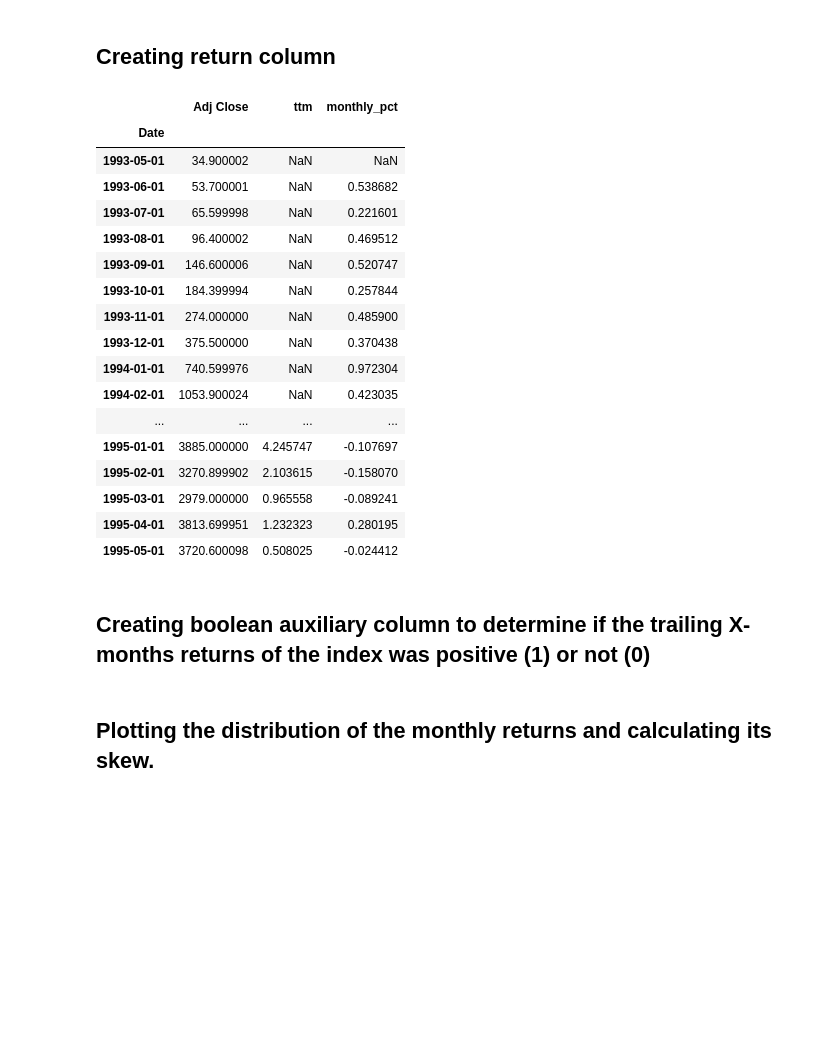
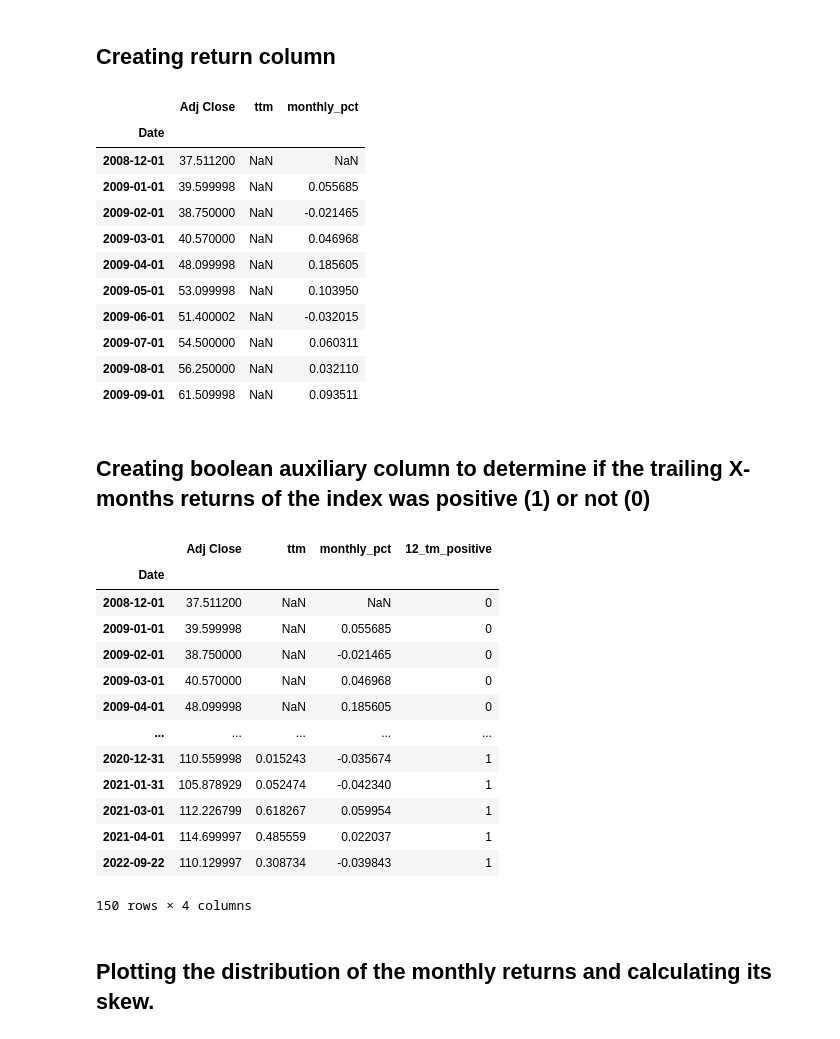
Before and after one commit to rpacco/momentum_studies, a Jupyter notebook: momentum.ipynb, the cells around one changed output. Cells and saved outputs as stored; diff of their text form; code cells hidden in the pictures; blank space fills up the shorter version.

```diff
--- a/momentum.ipynb
+++ b/momentum.ipynb
@@ -25,0 +24,2 @@ df = yf.download("^BVSP", interval="1mo")
+# %%
+df = yf.download("BOVA11.SA", interval="1mo")
@@ -30,32 +32,27 @@ df.drop(columns=["Open", "High", "Low", "Close", "Volume"], inplace=True)
 # %% [markdown]
 ## Defining trailling month positive return criteria
 # %%
-df["ttm"] = df["Adj Close"].pct_change(periods=12)
+trailing_months = 12
+df["ttm"] = df["Adj Close"].pct_change(periods=trailing_months)
 # %% [markdown]
 ## Creating return column
 # %%
 df["monthly_pct"] = df["Adj Close"].pct_change()
 # %%
-df.head(25)
+df.head(10)
 # %% [output]
 |  | Adj Close | ttm | monthly_pct |
 | Date |  |  |  |
-| 1993-05-01 | 34.900002 | NaN | NaN |
-| 1993-06-01 | 53.700001 | NaN | 0.538682 |
-| 1993-07-01 | 65.599998 | NaN | 0.221601 |
-| 1993-08-01 | 96.400002 | NaN | 0.469512 |
-| 1993-09-01 | 146.600006 | NaN | 0.520747 |
-| 1993-10-01 | 184.399994 | NaN | 0.257844 |
-| 1993-11-01 | 274.000000 | NaN | 0.485900 |
-| 1993-12-01 | 375.500000 | NaN | 0.370438 |
-| 1994-01-01 | 740.599976 | NaN | 0.972304 |
-| 1994-02-01 | 1053.900024 | NaN | 0.423035 |
-| ... | ... | ... | ... |
-| 1995-01-01 | 3885.000000 | 4.245747 | -0.107697 |
-| 1995-02-01 | 3270.899902 | 2.103615 | -0.158070 |
-| 1995-03-01 | 2979.000000 | 0.965558 | -0.089241 |
-| 1995-04-01 | 3813.699951 | 1.232323 | 0.280195 |
-| 1995-05-01 | 3720.600098 | 0.508025 | -0.024412 |
+| 2008-12-01 | 37.511200 | NaN | NaN |
+| 2009-01-01 | 39.599998 | NaN | 0.055685 |
+| 2009-02-01 | 38.750000 | NaN | -0.021465 |
+| 2009-03-01 | 40.570000 | NaN | 0.046968 |
+| 2009-04-01 | 48.099998 | NaN | 0.185605 |
+| 2009-05-01 | 53.099998 | NaN | 0.103950 |
+| 2009-06-01 | 51.400002 | NaN | -0.032015 |
+| 2009-07-01 | 54.500000 | NaN | 0.060311 |
+| 2009-08-01 | 56.250000 | NaN | 0.032110 |
+| 2009-09-01 | 61.509998 | NaN | 0.093511 |
 # %% [markdown]
 ## Creating boolean auxiliary column to determine if the trailing X-months returns of the index was positive (1) or not (0)
 # %%
@@ -63,3 +60,20 @@ df["ttm_positive"] = df.apply(lambda x: 1 if x["ttm"] > 0 else 0, axis=1)
+# %%
+df
+# %% [output]
+|  | Adj Close | ttm | monthly_pct | 12_tm_positive |
+| Date |  |  |  |  |
+| 2008-12-01 | 37.511200 | NaN | NaN | 0 |
+| 2009-01-01 | 39.599998 | NaN | 0.055685 | 0 |
+| 2009-02-01 | 38.750000 | NaN | -0.021465 | 0 |
+| 2009-03-01 | 40.570000 | NaN | 0.046968 | 0 |
+| 2009-04-01 | 48.099998 | NaN | 0.185605 | 0 |
+| ... | ... | ... | ... | ... |
+| 2020-12-31 | 110.559998 | 0.015243 | -0.035674 | 1 |
+| 2021-01-31 | 105.878929 | 0.052474 | -0.042340 | 1 |
+| 2021-03-01 | 112.226799 | 0.618267 | 0.059954 | 1 |
+| 2021-04-01 | 114.699997 | 0.485559 | 0.022037 | 1 |
+| 2022-09-22 | 110.129997 | 0.308734 | -0.039843 | 1 |
+150 rows × 4 columns
 # %% [markdown]
 ## Plotting the distribution of the monthly returns and calculating its skew.
 # %%
```
Also changed, not shown: parts of 21 cells of this notebook.
